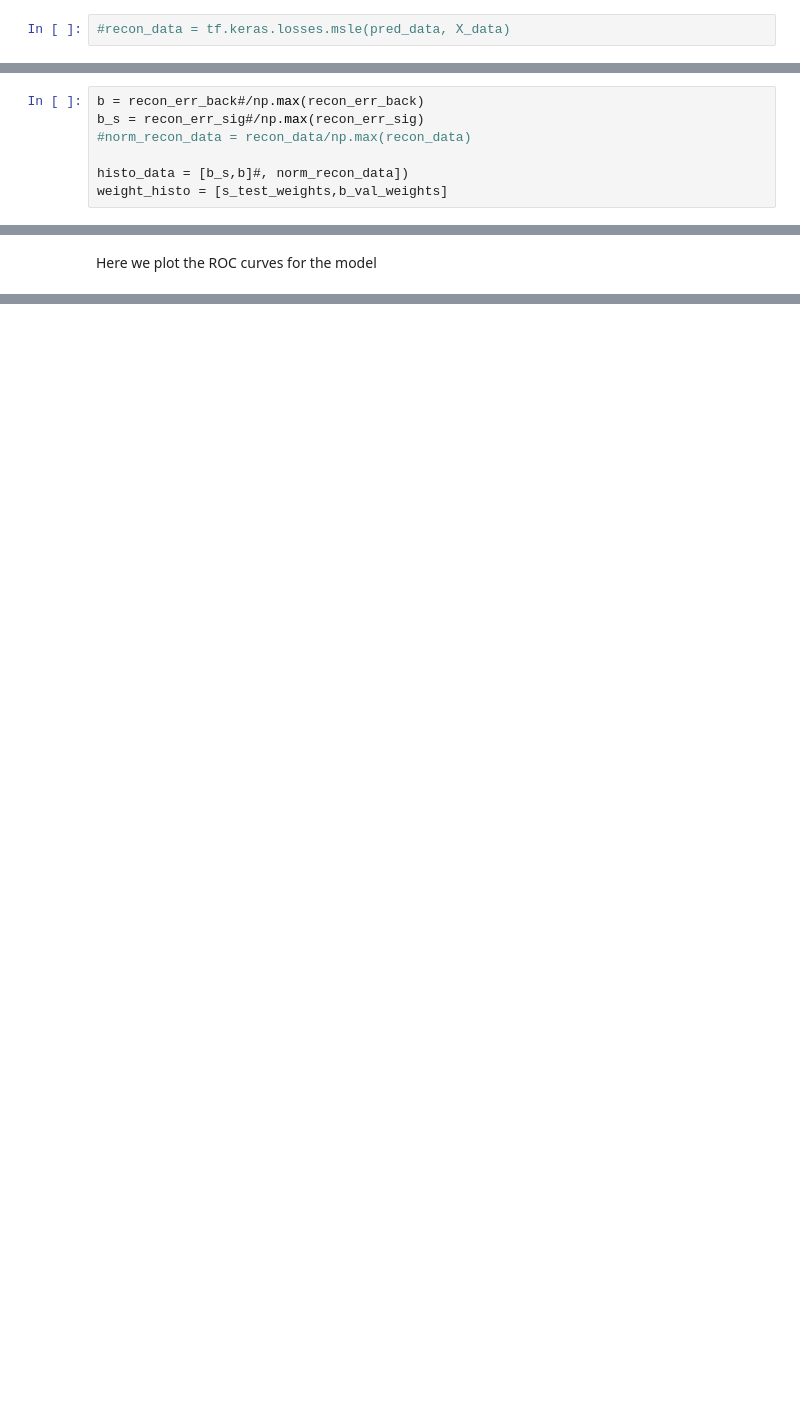
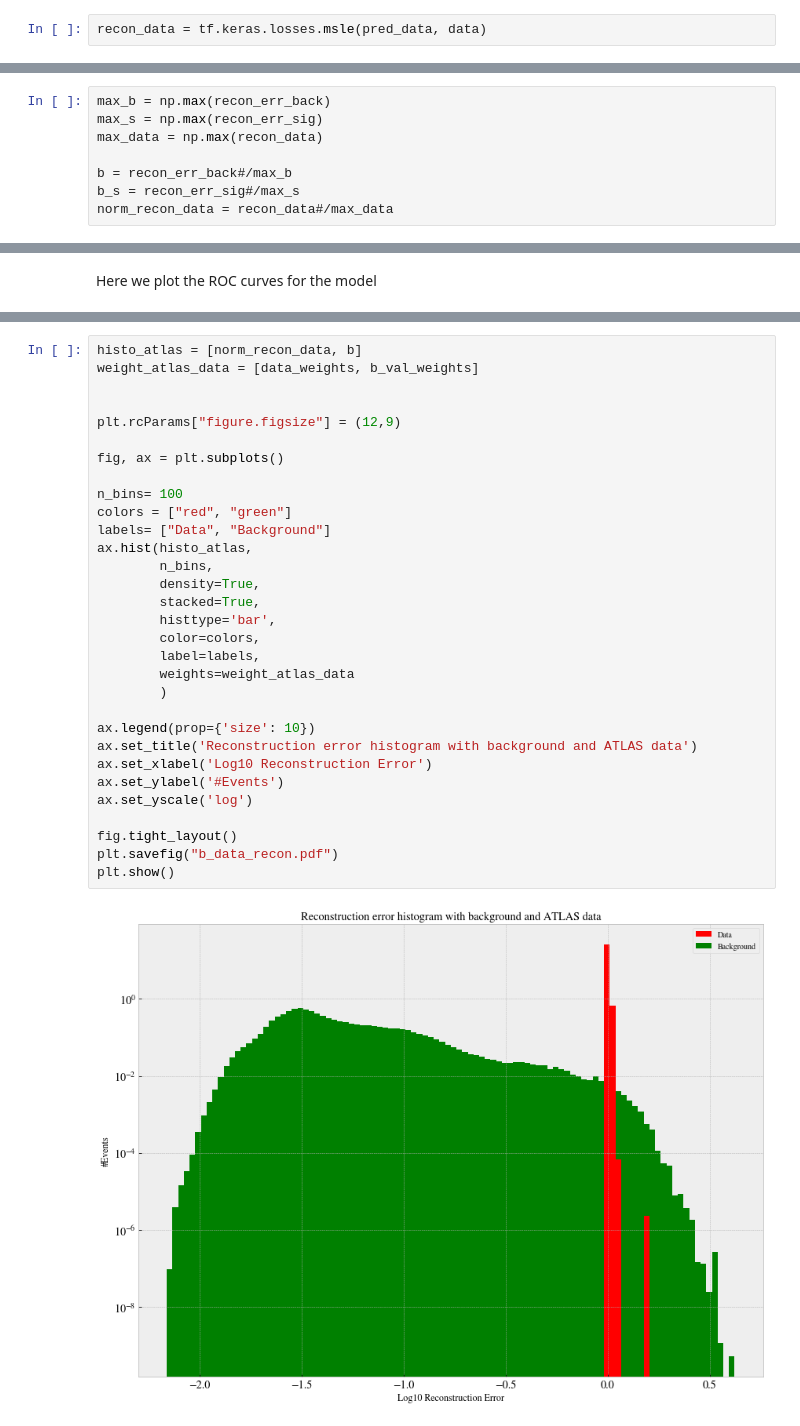
Before and after one commit to Gadangadang/FYS5555, a Jupyter notebook: Project3/Codebase/run_ml.ipynb, the cells around one changed output, grey strips where cells are left out. Saved outputs shown, nothing was run; the diff lists cells and outputs as text; blank space fills up the shorter version.

```diff
--- a/Project3/Codebase/run_ml.ipynb
+++ b/Project3/Codebase/run_ml.ipynb
@@ -290,7 +425,7 @@ recon_err_sig = reconstructionError(pred_sig, X_s_test)
 # %% [markdown]
 An then for actual data
 # %%
-#recon_data = tf.keras.losses.msle(pred_data, X_data)
+recon_data = tf.keras.losses.msle(pred_data, data)
 # %%
 print(np.shape(recon_err_back), np.min(recon_err_back), np.max(recon_err_back))
 print(np.shape(recon_err_sig), np.min(recon_err_sig), np.max(recon_err_sig))
@@ -298,11 +437,12 @@ print(np.shape(recon_err_sig), np.min(recon_err_sig), np.max(recon_err_sig))
 # %% [markdown]
 Then  plot
 # %%
-b = recon_err_back#/np.max(recon_err_back)
-b_s = recon_err_sig#/np.max(recon_err_sig)
-#norm_recon_data = recon_data/np.max(recon_data)
+max_b = np.max(recon_err_back)
+max_s = np.max(recon_err_sig)
+max_data = np.max(recon_data)
 
-histo_data = [b_s,b]#, norm_recon_data])
-weight_histo = [s_test_weights,b_val_weights]
+b = recon_err_back#/max_b
+b_s = recon_err_sig#/max_s
+norm_recon_data = recon_data#/max_data
 # %%
 import plot_set
@@ -359,0 +519,33 @@ plt.show()
+# %%
+histo_atlas = [norm_recon_data, b]
+weight_atlas_data = [data_weights, b_val_weights]
+
+
+plt.rcParams["figure.figsize"] = (12,9)
+
+fig, ax = plt.subplots()
+
+n_bins= 100
+colors = ["red", "green"]
+labels= ["Data", "Background"]
+ax.hist(histo_atlas,
+        n_bins,
+        density=True,
+        stacked=True,
+        histtype='bar',
+        color=colors,
+        label=labels,
+        weights=weight_atlas_data
+        )
+
+ax.legend(prop={'size': 10})
+ax.set_title('Reconstruction error histogram with background and ATLAS data')
+ax.set_xlabel('Log10 Reconstruction Error')
+ax.set_ylabel('#Events')
+ax.set_yscale('log')
+
+fig.tight_layout()
+plt.savefig("b_data_recon.pdf")
+plt.show()
+# %% [output]
+[figure, added]
```
Also changed, not shown: parts of 27 cells of this notebook, 8 other files.
